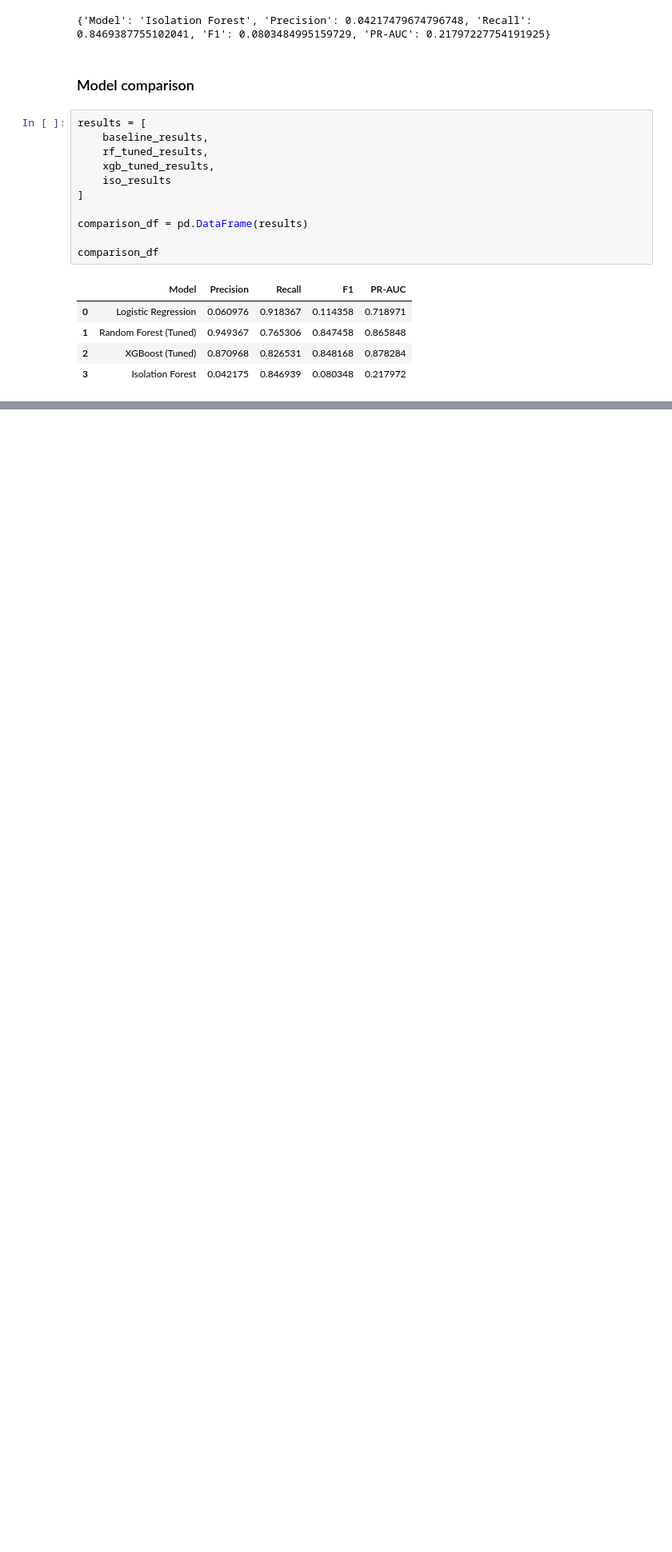
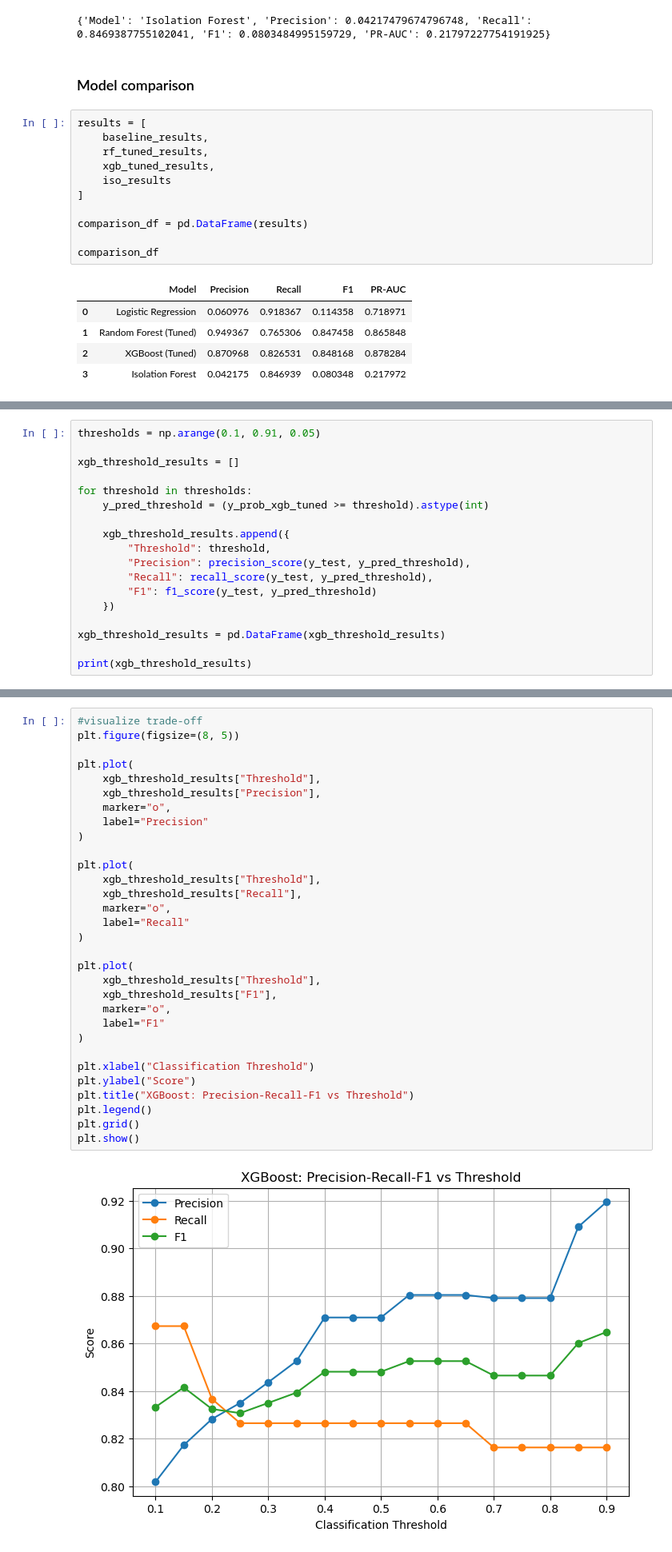
Before and after one commit to kafiaMhassan/Credit-Card-Anomaly-Detection, a Jupyter notebook: notebooks/modeling.ipynb, the cells around one changed output, grey strips where cells are left out. Shown at 80% size. Saved outputs shown, nothing was run; the diff lists cells and outputs as text; blank space fills up the shorter version.

```diff
--- a/notebooks/modeling.ipynb
+++ b/notebooks/modeling.ipynb
@@ -577,0 +582,18 @@ comparison_df
+# %%
+thresholds = np.arange(0.1, 0.91, 0.05)
+
+xgb_threshold_results = []
+
+for threshold in thresholds:
+    y_pred_threshold = (y_prob_xgb_tuned >= threshold).astype(int)
+
+    xgb_threshold_results.append({
+        "Threshold": threshold,
+        "Precision": precision_score(y_test, y_pred_threshold),
+        "Recall": recall_score(y_test, y_pred_threshold),
+        "F1": f1_score(y_test, y_pred_threshold)
+    })
+
+xgb_threshold_results = pd.DataFrame(xgb_threshold_results)
+
+print(xgb_threshold_results)
@@ -577,0 +632,33 @@ comparison_df
+# %%
+#visualize trade-off
+plt.figure(figsize=(8, 5))
+
+plt.plot(
+    xgb_threshold_results["Threshold"],
+    xgb_threshold_results["Precision"],
+    marker="o",
+    label="Precision"
+)
+
+plt.plot(
+    xgb_threshold_results["Threshold"],
+    xgb_threshold_results["Recall"],
+    marker="o",
+    label="Recall"
+)
+
+plt.plot(
+    xgb_threshold_results["Threshold"],
+    xgb_threshold_results["F1"],
+    marker="o",
+    label="F1"
+)
+
+plt.xlabel("Classification Threshold")
+plt.ylabel("Score")
+plt.title("XGBoost: Precision-Recall-F1 vs Threshold")
+plt.legend()
+plt.grid()
+plt.show()
+# %% [output]
+[figure, added]
```
Also changed, not shown: parts of 15 cells of this notebook, 4 other files.
